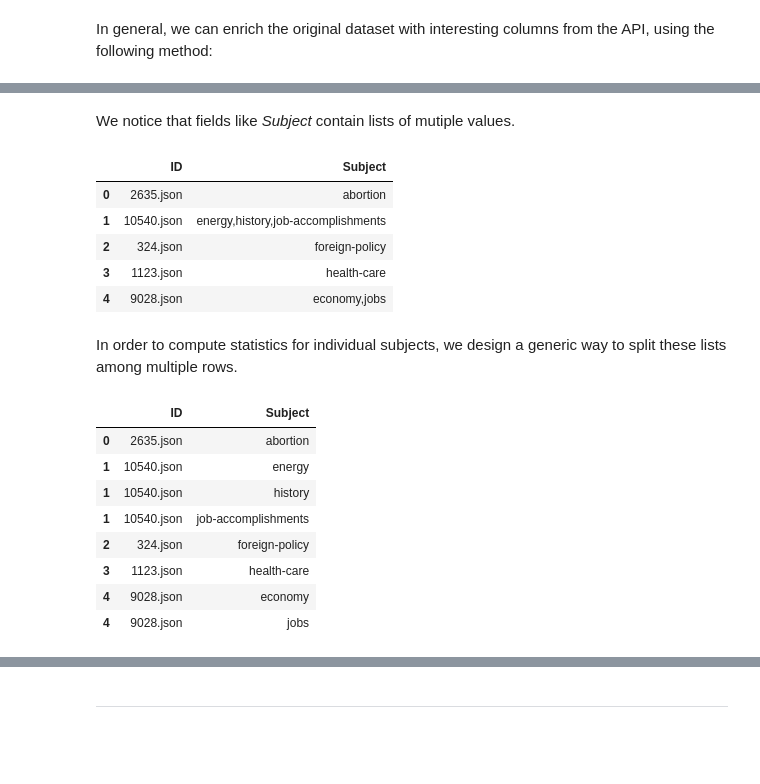
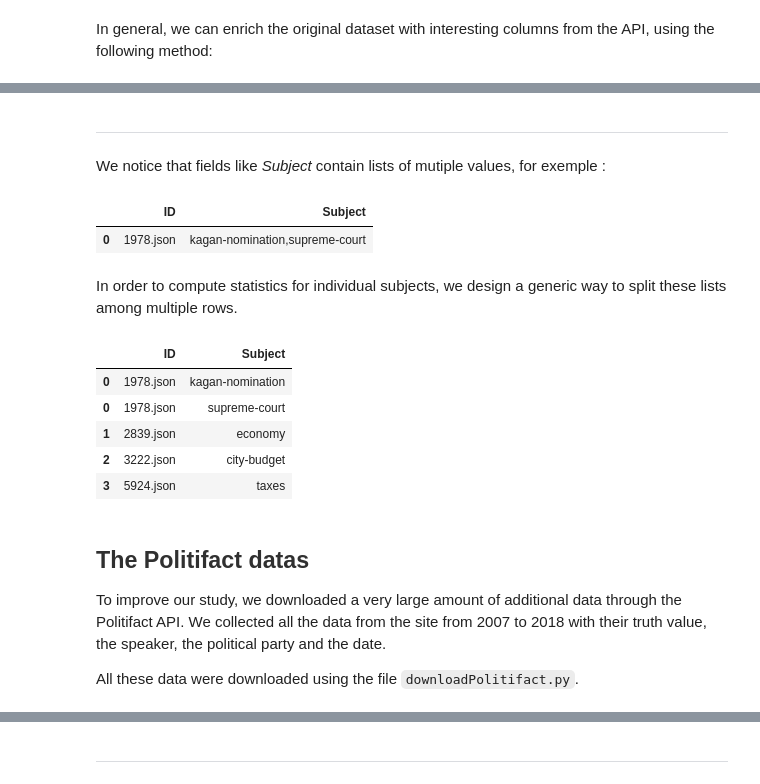
Before and after one commit to nicolasFontbonne/ADA-FakeNews, a Jupyter notebook: main_analysis.ipynb, the cells around one changed output, grey strips where cells are left out. Saved outputs shown, nothing was run; the diff lists cells and outputs as text; code cells hidden in the pictures; blank space fills up the shorter version.

```diff
--- a/main_analysis.ipynb
+++ b/main_analysis.ipynb
@@ -69,7 +63,12 @@ columns = ['ID',
            'Mostly True Counts',
            'Pants on Fire Counts',
            'Context']
-liar_df = pd.read_csv(datapath + 'train.tsv',delimiter='\t',encoding='utf-8', names = columns)
+liar_train = pd.read_csv(datapath + 'train.tsv',delimiter='\t',encoding='utf-8', names = columns)
+liar_test = pd.read_csv(datapath + 'test.tsv',delimiter='\t',encoding='utf-8', names = columns)
+liar_valid = pd.read_csv(datapath + 'valid.tsv',delimiter='\t',encoding='utf-8', names = columns)
+
+liar_df = pd.concat([liar_train, liar_test, liar_valid])
+
 liar_df.head(2)
 # %% [output]
 |  | ID | Label | Statement | Subject | Speaker | Job title | Home State | Party Affiliations | ... |
@@ -155,0 +146,2 @@ liar_subset_df[["ID","statement_date"]]
+# %%
+date = pd.read_csv('data/date.csv', encoding='utf-8', names = ['ID', 'statement_date'], parse_dates = [1])
@@ -155,0 +150,6 @@ liar_subset_df[["ID","statement_date"]]
+# %%
+liar_df = liar_df.merge(date, on = 'ID')
+# %%
+liar_df.sort_values(by=['statement_date'], inplace = True)
+liar_df = liar_df.reset_index(drop = True)
+liar_df.head(1)
@@ -156,14 +159,11 @@ liar_subset_df[["ID","statement_date"]]
 # %% [markdown]
-We notice that fields like *Subject* contain lists of mutiple values.
+---
+We notice that fields like *Subject* contain lists of mutiple values, for exemple :
 # %%
-liar_subset_df[["ID","Subject"]]
+liar_df[["ID","Subject"]].head(1)
 # %% [output]
 |  | ID | Subject |
-| 0 | 2635.json | abortion |
-| 1 | 10540.json | energy,history,job-accomplishments |
-| 2 | 324.json | foreign-policy |
-| 3 | 1123.json | health-care |
-| 4 | 9028.json | economy,jobs |
+| 0 | 1978.json | kagan-nomination,supreme-court |
 # %% [markdown]
 In order to compute statistics for individual subjects, we design a generic way to split these lists among multiple rows.
 # %%
@@ -186,15 +186,17 @@ def split_col_lists(df,column):
     del df[column]
     return df.join(split_df.to_frame()).rename(columns = {0:column})
 # %%
-liar_subset_df = split_col_lists(liar_subset_df,'Subject')
-liar_subset_df[["ID","Subject"]]
+liar_subset_df = split_col_lists(liar_df,'Subject')
+liar_subset_df[["ID","Subject"]].head()
 # %% [output]
 |  | ID | Subject |
-| 0 | 2635.json | abortion |
-| 1 | 10540.json | energy |
-| 1 | 10540.json | history |
-| 1 | 10540.json | job-accomplishments |
-| 2 | 324.json | foreign-policy |
-| 3 | 1123.json | health-care |
-| 4 | 9028.json | economy |
-| 4 | 9028.json | jobs |
+| 0 | 1978.json | kagan-nomination |
+| 0 | 1978.json | supreme-court |
+| 1 | 2839.json | economy |
+| 2 | 3222.json | city-budget |
+| 3 | 5924.json | taxes |
+# %% [markdown]
+## <font color=#303030> The Politifact datas</font>
+To improve our study, we downloaded a very large amount of additional data through the Politifact API. We collected all the data from the site from 2007 to 2018 with their truth value, the speaker, the political party and the date.
+
+All these data were downloaded using the file `downloadPolitifact.py`.
```
Also changed, not shown: parts of 62 cells of this notebook, 8 other files.
